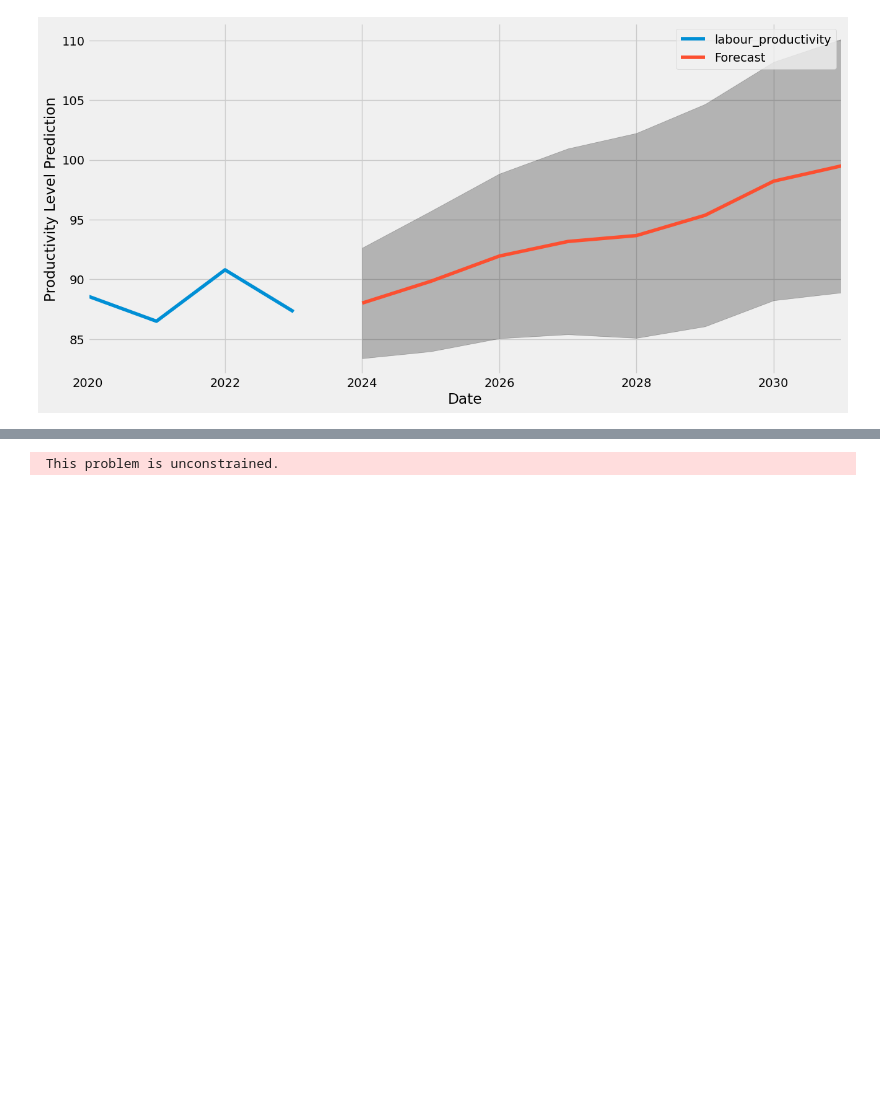
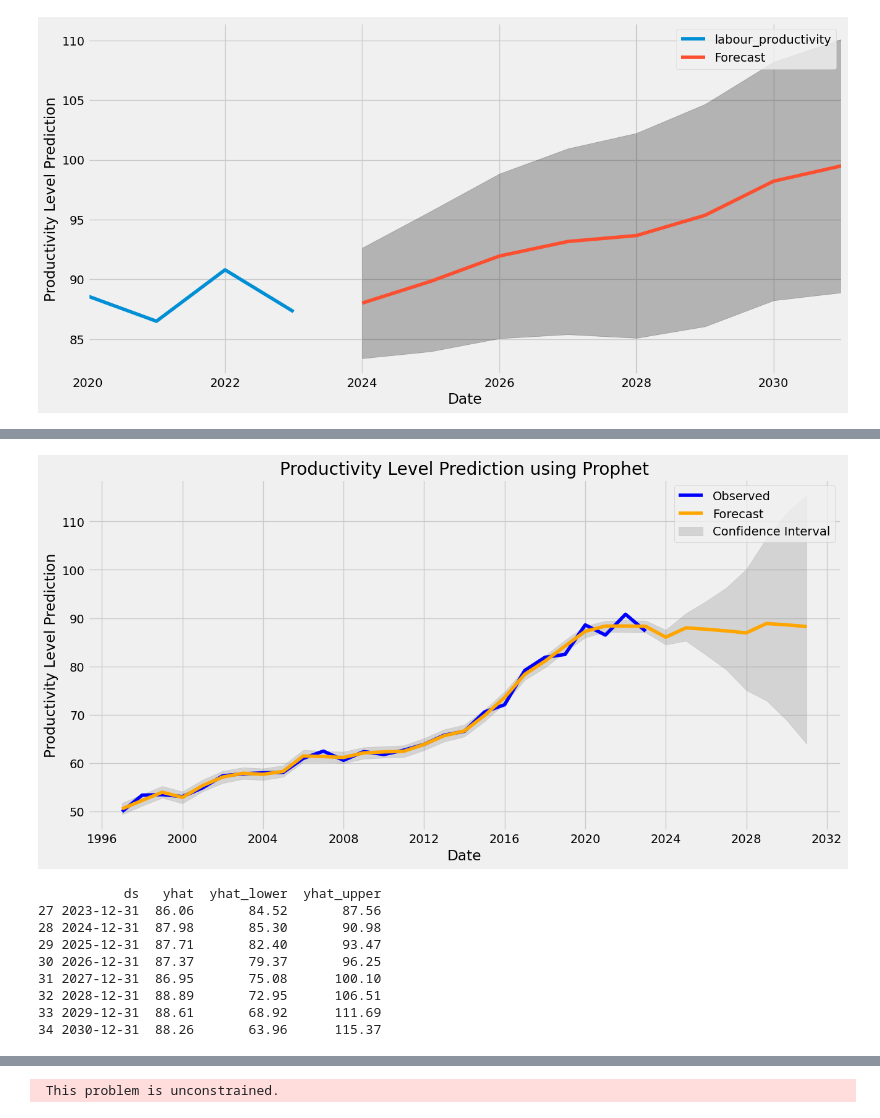
Before and after one commit to whoisusmanali/Digital-Transformation-in-Banking-Industry, a Jupyter notebook: Analysis and Models/Time Series Analysis.ipynb, the cells around one changed output, grey strips where cells are left out. Cells and saved outputs as stored; diff of their text form; code cells hidden in the pictures; blank space fills up the shorter version.

```diff
--- a/Analysis and Models/Time Series Analysis.ipynb
+++ b/Analysis and Models/Time Series Analysis.ipynb
@@ -465,3 +657,71 @@ ma.S.L12      -0.5715   1.15e+06  -4.95e-07      1.000   -2.26e+06    2.26e+06
 sigma2         4.5716   3.63e+06   1.26e-06      1.000   -7.12e+06    7.12e+06
 ==============================================================================
 [figure]
+# %%
+import pandas as pd
+from prophet import Prophet
+import matplotlib.pyplot as plt
+
+# Ensure `productivity_data1` is in DataFrame format with columns 'ds' and 'y'
+# If `productivity_data1` is a Series, we convert it to a DataFrame
+if isinstance(productivity_data1, pd.Series):
+    productivity_df = productivity_data1.reset_index()  # Convert Series to DataFrame
+    productivity_df.columns = ['ds', 'y']  # Renaming columns to Prophet's requirements
+else:
+    productivity_df = productivity_data1.copy()
+    # Rename columns to 'ds' and 'y' if not already, assuming the first column is date
+    if productivity_df.shape[1] == 1:
+        productivity_df.columns = ['y']
+        productivity_df['ds'] = productivity_df.index  # Set index as date column
+    elif productivity_df.shape[1] >= 2:
+        productivity_df.columns = ['ds', 'y']
+
+    # Ensure 'ds' column is in datetime format
+    productivity_df['ds'] = pd.to_datetime(productivity_df['ds'])
+
+# Initialize a Prophet model with desired parameters
+prod_model = Prophet(
+    growth='linear',
+    yearly_seasonality=True,
+    weekly_seasonality=False,
+    daily_seasonality=False,
+    seasonality_mode='multiplicative',
+    changepoint_prior_scale=0.5,
+    seasonality_prior_scale=10.0,
+    n_changepoints=15,
+    changepoint_range=0.9
+)
+
+# Fit the model
+prod_model.fit(productivity_df[['ds', 'y']])
+
+# Create a future DataFrame for 8 steps ahead (assuming monthly data)
+future = prod_model.make_future_dataframe(periods=8, freq='Y')
+
+# Forecast
+prod_forecast = prod_model.predict(future)
+
+# Plot the historical productivity data and forecast
+fig = plt.figure(figsize=(14, 7))
+plt.plot(productivity_df['ds'], productivity_df['y'], label='Observed', color='blue')
+
+# Plot the forecasted productivity values
+plt.plot(prod_forecast['ds'], prod_forecast['yhat'], label='Forecast', color='orange')
+
+# Fill the confidence intervals with a different color
+plt.fill_between(prod_forecast['ds'],
+                 prod_forecast['yhat_lower'],
+                 prod_forecast['yhat_upper'],
+                 color='gray', alpha=0.25, label='Confidence Interval')
+
+# Set titles and labels
+plt.title('Productivity Level Prediction using Prophet')
+plt.xlabel('Date')
+plt.ylabel('Productivity Level Prediction')
+plt.legend()
+plt.show()
+
+# Print summary of predictions
+PD_prediction = prod_forecast[['ds', 'yhat', 'yhat_lower', 'yhat_upper']].tail(8).round(2)
+print(PD_prediction)
+# %% [output]
@@ -467,0 +730,10 @@ sigma2         4.5716   3.63e+06   1.26e-06      1.000   -7.12e+06    7.12e+06
+[figure, added]
+           ds   yhat  yhat_lower  yhat_upper
+27 2023-12-31  86.06       84.52       87.56
+28 2024-12-31  87.98       85.30       90.98
+29 2025-12-31  87.71       82.40       93.47
+30 2026-12-31  87.37       79.37       96.25
+31 2027-12-31  86.95       75.08      100.10
+32 2028-12-31  88.89       72.95      106.51
+33 2029-12-31  88.61       68.92      111.69
+34 2030-12-31  88.26       63.96      115.37
```
Also changed, not shown: parts of 21 cells of this notebook.
